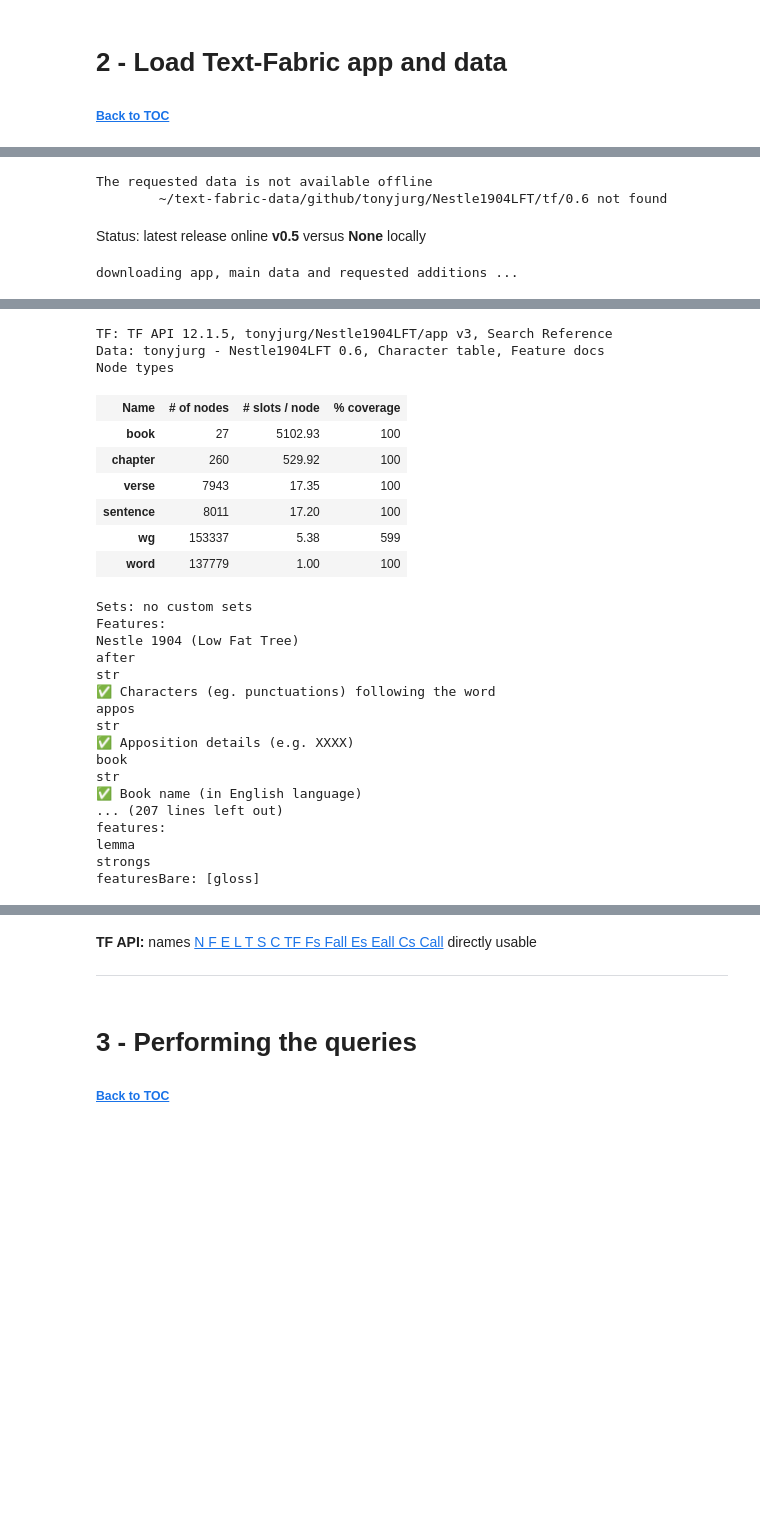
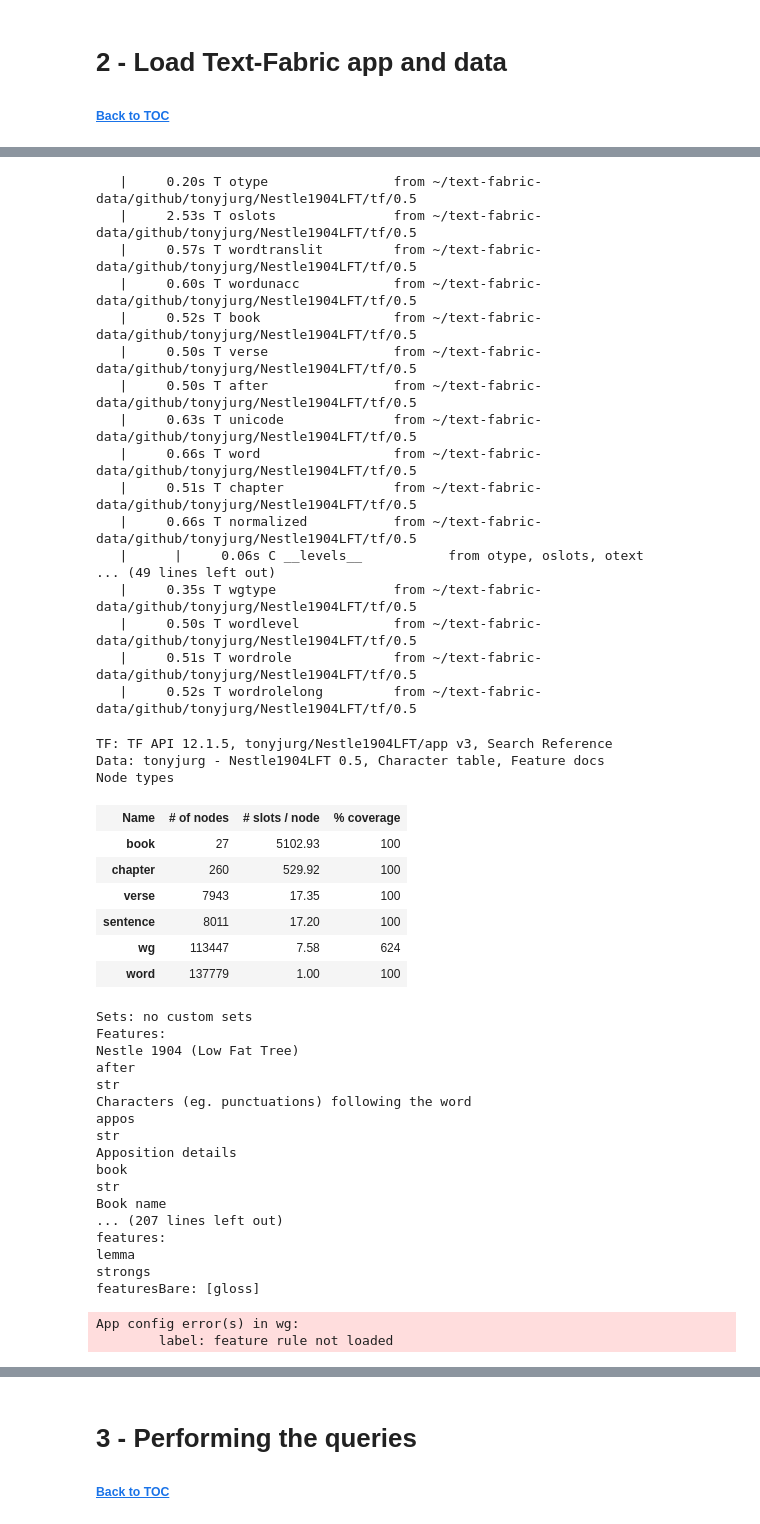
Before and after one commit to tonyjurg/Nestle1904LFT, a Jupyter notebook: docs/usecases/Some_corpus_statistics.ipynb, the cells around one changed output, grey strips where cells are left out. Drawn from its saved outputs; the diff is of its cells as text; code cells hidden in the pictures; blank space fills up the shorter version.

Commit message:
update version

```diff
--- a/docs/usecases/Some_corpus_statistics.ipynb
+++ b/docs/usecases/Some_corpus_statistics.ipynb
@@ -34,7 +34,7 @@ from tf.fabric import Fabric
 from tf.app import use
 # %%
 # load the N1904 app and data
-N1904 = use ("tonyjurg/Nestle1904LFT", version="0.6", hoist=globals())
+N1904 = use ("tonyjurg/Nestle1904LFT", version="0.5", hoist=globals())
 # %% [output]
 **Locating corpus resources ...**
 The requested app is not available offline
@@ -45,4 +46,46 @@ app: ~/text-fabric-data/github/tonyjurg/Nestle1904LFT/app
-The requested data is not available offline
-        ~/text-fabric-data/github/tonyjurg/Nestle1904LFT/tf/0.6 not found
+   |     0.20s T otype                from ~/text-fabric-data/github/tonyjurg/Nestle1904LFT/tf/0.5
+   |     2.53s T oslots               from ~/text-fabric-data/github/tonyjurg/Nestle1904LFT/tf/0.5
+   |     0.57s T wordtranslit         from ~/text-fabric-data/github/tonyjurg/Nestle1904LFT/tf/0.5
+   |     0.60s T wordunacc            from ~/text-fabric-data/github/tonyjurg/Nestle1904LFT/tf/0.5
+   |     0.52s T book                 from ~/text-fabric-data/github/tonyjurg/Nestle1904LFT/tf/0.5
+   |     0.50s T verse                from ~/text-fabric-data/github/tonyjurg/Nestle1904LFT/tf/0.5
+   |     0.50s T after                from ~/text-fabric-data/github/tonyjurg/Nestle1904LFT/tf/0.5
+   |     0.63s T unicode              from ~/text-fabric-data/github/tonyjurg/Nestle1904LFT/tf/0.5
+   |     0.66s T word                 from ~/text-fabric-data/github/tonyjurg/Nestle1904LFT/tf/0.5
+   |     0.51s T chapter              from ~/text-fabric-data/github/tonyjurg/Nestle1904LFT/tf/0.5
+   |     0.66s T normalized           from ~/text-fabric-data/github/tonyjurg/Nestle1904LFT/tf/0.5
+   |      |     0.06s C __levels__           from otype, oslots, otext
+... (49 lines left out)
+   |     0.35s T wgtype               from ~/text-fabric-data/github/tonyjurg/Nestle1904LFT/tf/0.5
+   |     0.50s T wordlevel            from ~/text-fabric-data/github/tonyjurg/Nestle1904LFT/tf/0.5
+   |     0.51s T wordrole             from ~/text-fabric-data/github/tonyjurg/Nestle1904LFT/tf/0.5
+   |     0.52s T wordrolelong         from ~/text-fabric-data/github/tonyjurg/Nestle1904LFT/tf/0.5
-Status: latest release online v0.5 versus None locally
-downloading app, main data and requested additions ...
+TF: TF API 12.1.5, tonyjurg/Nestle1904LFT/app v3, Search Reference
+Data: tonyjurg - Nestle1904LFT 0.5, Character table, Feature docs
+Node types
+| Name | # of nodes | # slots / node | % coverage |
+| book | 27 | 5102.93 | 100 |
+| chapter | 260 | 529.92 | 100 |
+| verse | 7943 | 17.35 | 100 |
+| sentence | 8011 | 17.20 | 100 |
+| wg | 113447 | 7.58 | 624 |
+| word | 137779 | 1.00 | 100 |
+Sets: no custom sets
+Features:
+Nestle 1904 (Low Fat Tree)
+after
+str
+Characters (eg. punctuations) following the word
+appos
+str
+Apposition details
+book
+str
+Book name
+... (207 lines left out)
+features:
+lemma
+strongs
+featuresBare: [gloss]
+App config error(s) in wg:
+        label: feature rule not loaded
@@ -50,27 +92,0 @@ data: ~/text-fabric-data/github/tonyjurg/Nestle1904LFT/tf/0.6
-TF: TF API 12.1.5, tonyjurg/Nestle1904LFT/app v3, Search Reference
-Data: tonyjurg - Nestle1904LFT 0.6, Character table, Feature docs
-Node types
-| Name | # of nodes | # slots / node | % coverage |
-| book | 27 | 5102.93 | 100 |
-| chapter | 260 | 529.92 | 100 |
-| verse | 7943 | 17.35 | 100 |
-| sentence | 8011 | 17.20 | 100 |
-| wg | 153337 | 5.38 | 599 |
-| word | 137779 | 1.00 | 100 |
-Sets: no custom sets
-Features:
-Nestle 1904 (Low Fat Tree)
-after
-str
-✅ Characters (eg. punctuations) following the word
-appos
-str
-✅ Apposition details (e.g. XXXX)
-book
-str
-✅ Book name (in English language)
-... (207 lines left out)
-features:
-lemma
-strongs
-featuresBare: [gloss]
@@ -79,4 +93,3 @@ App config error(s) in wg:
-TF API: names N F E L T S C TF Fs Fall Es Eall Cs Call directly usable
 # %%
 # The following will push the Text-Fabric stylesheet to this notebook (to facilitate proper display with notebook viewer)
 N1904.dh(N1904.getCss())
```
Also changed, not shown: parts of 3 cells of this notebook, 5 other files.
